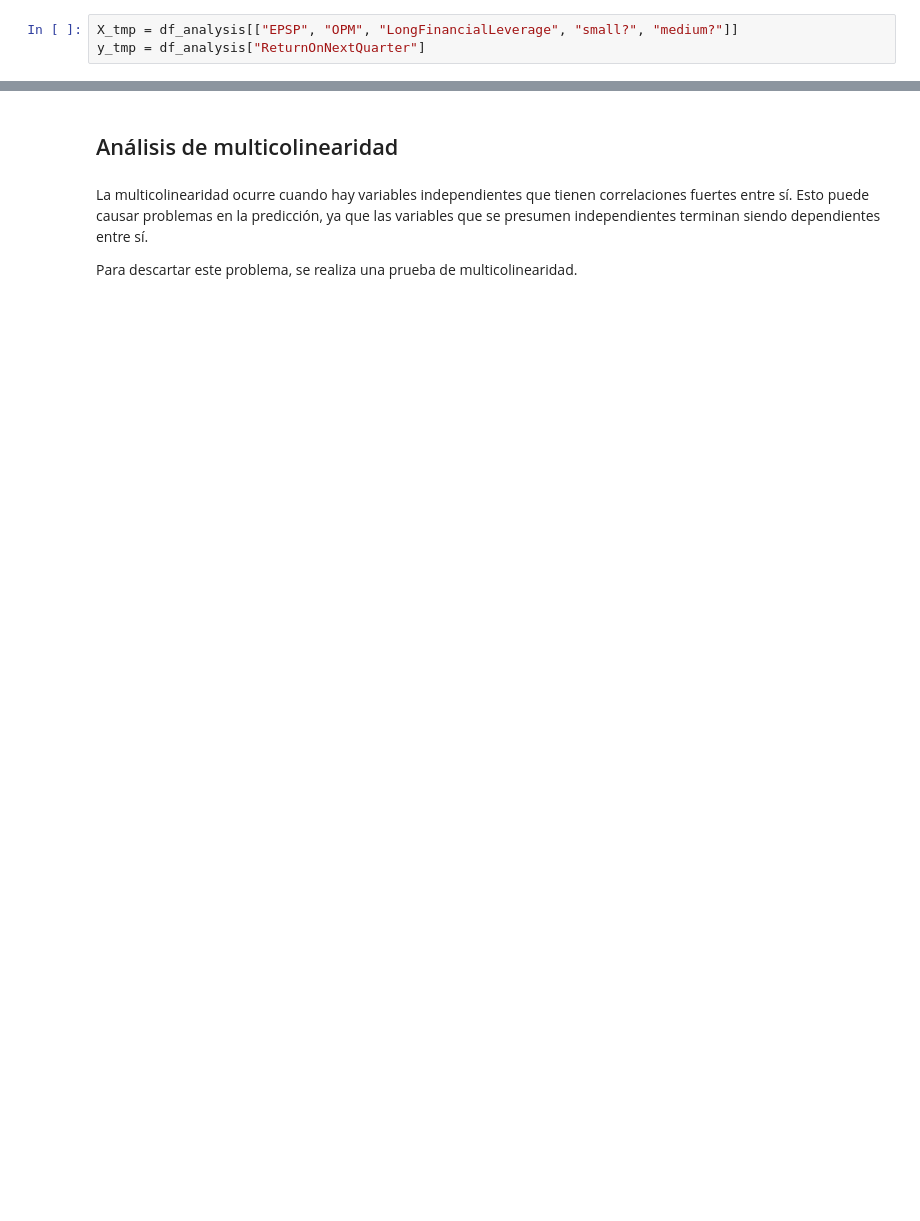
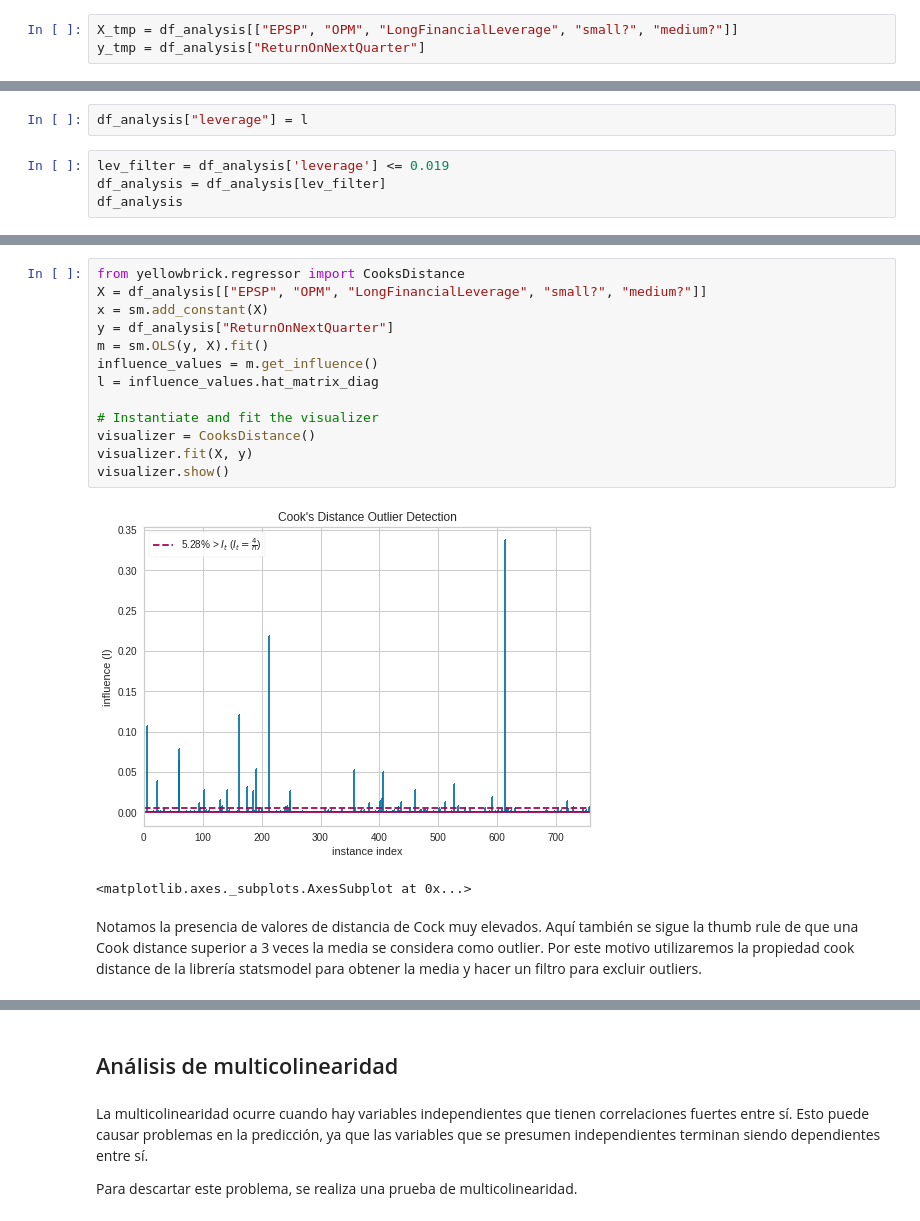
Before and after one commit to Cutberto/Estadistica-IA-TC3006C, a Jupyter notebook: Entregables_Bloque2/Entregable_1_bloque_2_Estadística.ipynb, the cells around one changed output, grey strips where cells are left out. Saved outputs shown, nothing was run; the diff lists cells and outputs as text; blank space fills up the shorter version.

```diff
--- a/Entregables_Bloque2/Entregable_1_bloque_2_Estadística.ipynb
+++ b/Entregables_Bloque2/Entregable_1_bloque_2_Estadística.ipynb
@@ -236,0 +296,6 @@ plt.scatter(df_tmp['l'], y_tmp)
+# %%
+df_analysis["leverage"] = l
+# %%
+lev_filter = df_analysis['leverage'] <= 0.019
+df_analysis = df_analysis[lev_filter]
+df_analysis
@@ -236,0 +325,18 @@ plt.scatter(df_tmp['l'], y_tmp)
+# %%
+from yellowbrick.regressor import CooksDistance
+X = df_analysis[["EPSP", "OPM", "LongFinancialLeverage", "small?", "medium?"]]
+x = sm.add_constant(X)
+y = df_analysis["ReturnOnNextQuarter"]
+m = sm.OLS(y, X).fit()
+influence_values = m.get_influence()
+l = influence_values.hat_matrix_diag
+
+# Instantiate and fit the visualizer
+visualizer = CooksDistance()
+visualizer.fit(X, y)
+visualizer.show()
+# %% [output]
+[figure, added]
+<matplotlib.axes._subplots.AxesSubplot at 0x...>
+# %% [markdown]
+Notamos la presencia de valores de distancia de Cock muy elevados. Aquí también se sigue la thumb rule de que una Cook distance superior a 3 veces la media se considera como outlier. Por este motivo utilizaremos la propiedad cook distance de la librería statsmodel para obtener la media y hacer un filtro para excluir outliers.
```
Also changed, not shown: parts of 37 cells of this notebook, 1 other file.
